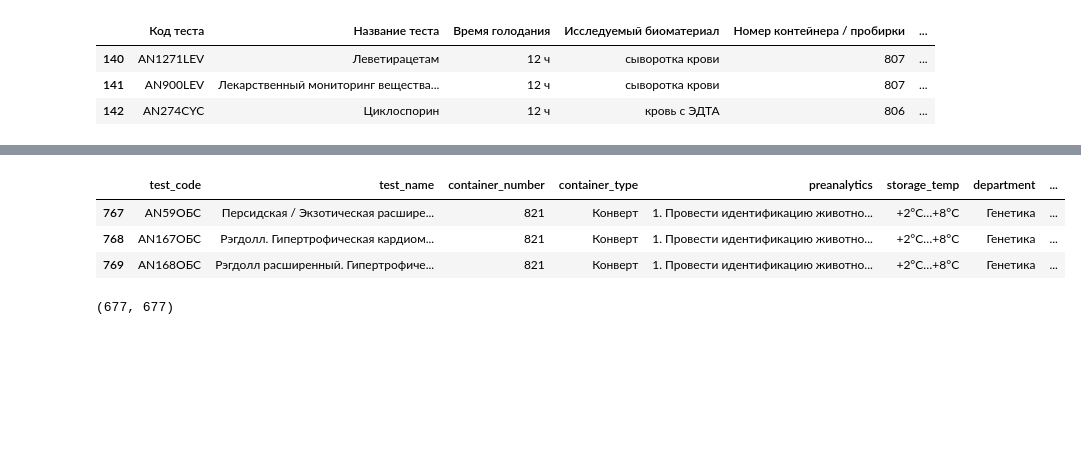
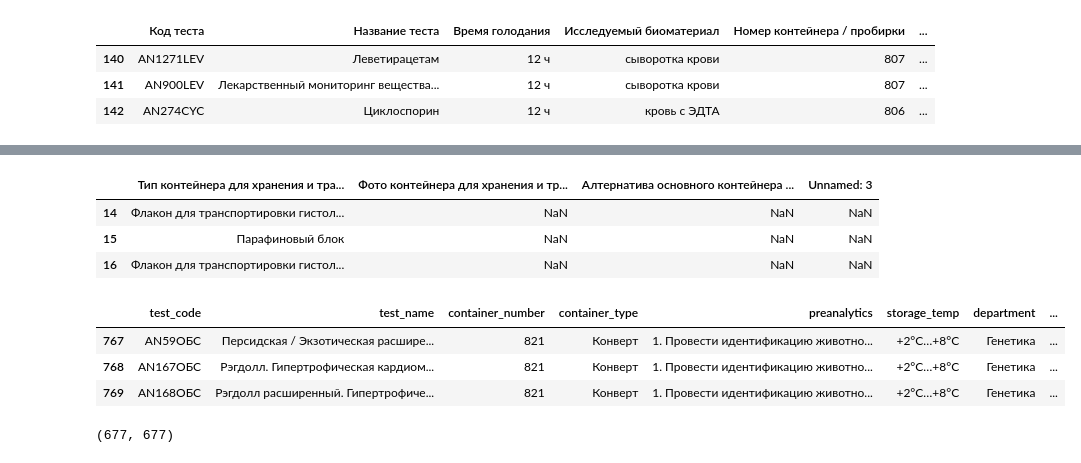
Before and after one commit to Ironiti/AI_X_VET_Assistant, a Jupyter notebook: notebooks/data_review.ipynb, the cells around one changed output, grey strips where cells are left out. Saved outputs shown, nothing was run; the diff lists cells and outputs as text; code cells hidden in the pictures; blank space fills up the shorter version.

```diff
--- a/notebooks/data_review.ipynb
+++ b/notebooks/data_review.ipynb
@@ -60,11 +52,19 @@ df.tail(3)
 # %%
-df = pd.read_excel(raw_data_path / 'ВПР_Полный_перечень_тестов_МДЖ_23_06_ОКОНЧАТЕЛЬНЫЙ.xlsx', sheet_name='data')
+df = pd.read_excel(raw_data_path / 'ВПР_Полный_перечень_тестов_МДЖ_23_06_ОКОНЧАТЕЛЬНЫЙ.xlsx', sheet_name='Справочник пробирок')
 df.tail(3)
 # %% [output]
-|  | test_code | test_name | container_number | container_type | preanalytics | storage_temp | department | ... |
-| 767 | AN59ОБС | Персидская / Экзотическая расшире... | 821 | Конверт | 1. Провести идентификацию животно... | +2°С…+8°С | Генетика | ... |
-| 768 | AN167ОБС | Рэгдолл. Гипертрофическая кардиом... | 821 | Конверт | 1. Провести идентификацию животно... | +2°С…+8°С | Генетика | ... |
-| 769 | AN168ОБС | Рэгдолл расширенный. Гипертрофиче... | 821 | Конверт | 1. Провести идентификацию животно... | +2°С…+8°С | Генетика | ... |
+|  | Тип контейнера для хранения и тра... | Фото контейнера для хранения и тр... | Алтернатива основного контейнера ... | Unnamed: 3 |
+| 14 | Флакон для транспортировки гистол... | NaN | NaN | NaN |
+| 15 | Парафиновый блок | NaN | NaN | NaN |
+| 16 | Флакон для транспортировки гистол... | NaN | NaN | NaN |
+# %%
+df = pd.read_excel(processed_data_path / 'data.xlsx')
+df.tail(3)
+# %% [output]
+|  | test_code | test_name | container_number | container_type | preanalytics | storage_temp | department | ... |
+| 767 | AN59ОБС | Персидская / Экзотическая расшире... | 821 | Конверт | 1. Провести идентификацию животно... | +2°С…+8°С | Генетика | ... |
+| 768 | AN167ОБС | Рэгдолл. Гипертрофическая кардиом... | 821 | Конверт | 1. Провести идентификацию животно... | +2°С…+8°С | Генетика | ... |
+| 769 | AN168ОБС | Рэгдолл расширенный. Гипертрофиче... | 821 | Конверт | 1. Провести идентификацию животно... | +2°С…+8°С | Генетика | ... |
 # %%
 len(df['test_code']), len(df['test_code'].unique())
 # %% [output]
```
Also changed, not shown: parts of 5 cells of this notebook, 22 other files.
